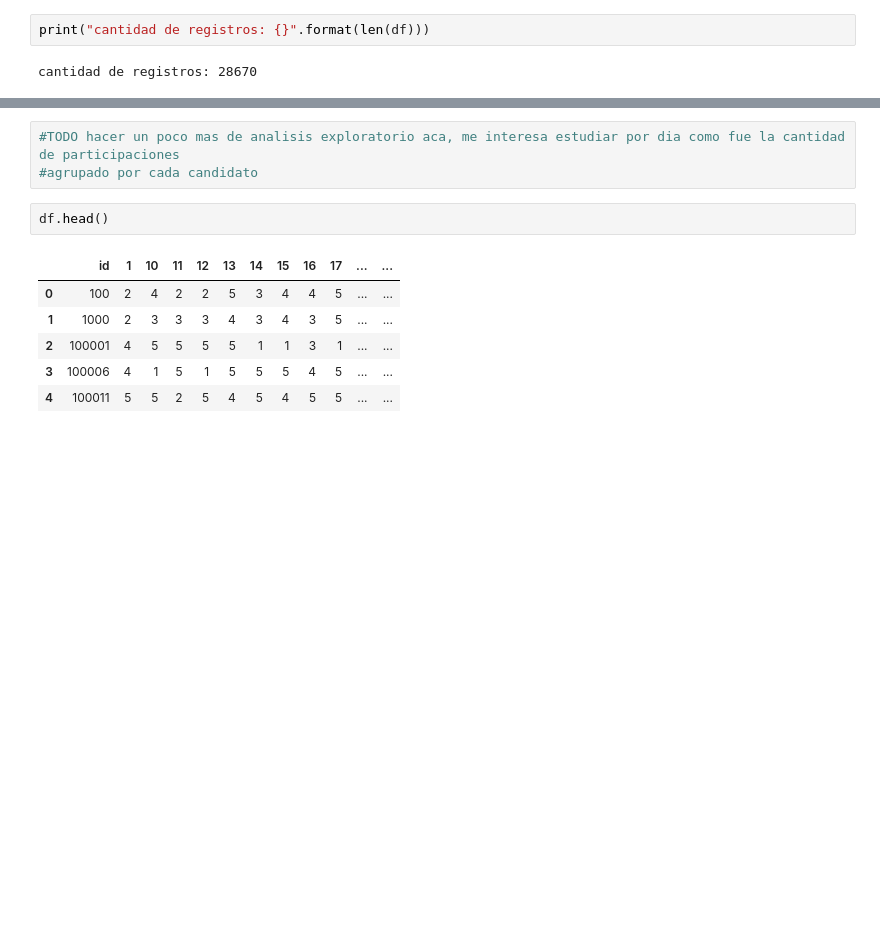
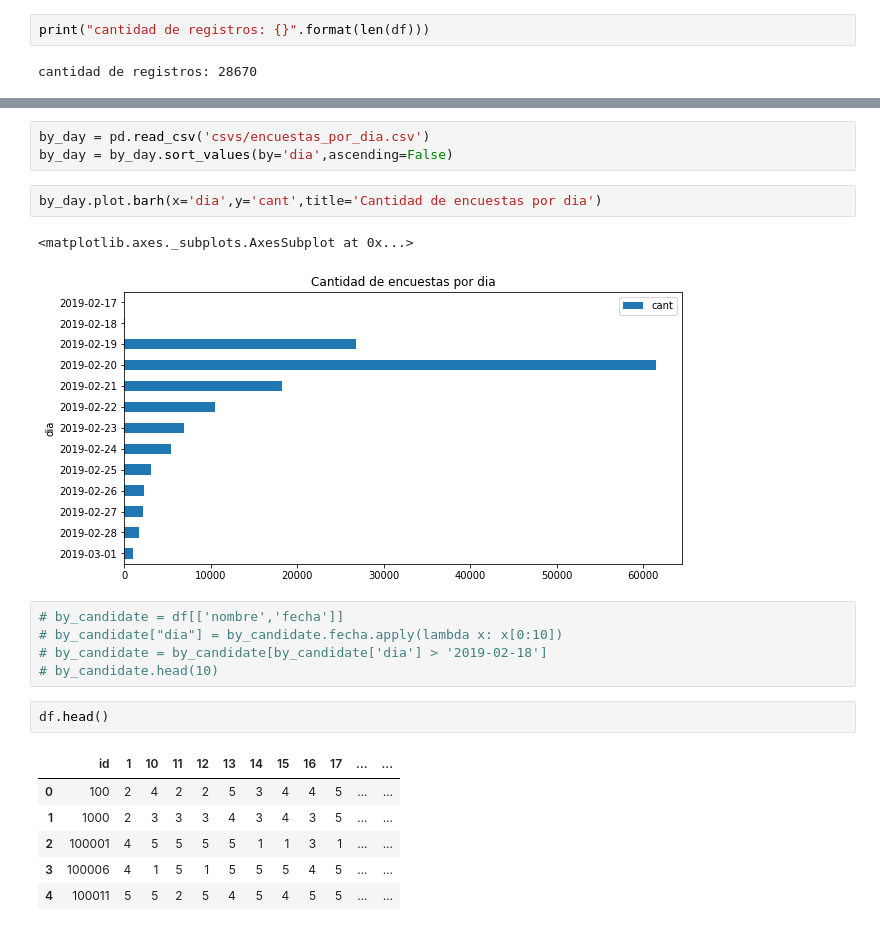
Before and after one commit to johnblanco/predictor_electoral, a Jupyter notebook: analisis respuestas.ipynb, the cells around one changed output, grey strips where cells are left out. Saved outputs shown, nothing was run; the diff lists cells and outputs as text; blank space fills up the shorter version.

```diff
--- a/analisis respuestas.ipynb
+++ b/analisis respuestas.ipynb
@@ -87,6 +87,16 @@ df.groupby('nombre').size().sort_values(ascending=False).plot.bar()
-# %%
-#TODO hacer un poco mas de analisis exploratorio aca, me interesa estudiar por dia como fue la cantidad de participaciones
-#agrupado por cada candidato
+# %%
+by_day = pd.read_csv('csvs/encuestas_por_dia.csv')
+by_day = by_day.sort_values(by='dia',ascending=False)
+# %%
+by_day.plot.barh(x='dia',y='cant',title='Cantidad de encuestas por dia')
+# %% [output]
+<matplotlib.axes._subplots.AxesSubplot at 0x...>
+[figure, added]
+# %%
+# by_candidate = df[['nombre','fecha']]
+# by_candidate["dia"] = by_candidate.fecha.apply(lambda x: x[0:10])
+# by_candidate = by_candidate[by_candidate['dia'] > '2019-02-18']
+# by_candidate.head(10)
 # %%
 df.head()
 # %% [output]
```
Also changed, not shown: parts of 2 cells of this notebook, 1 other file.
